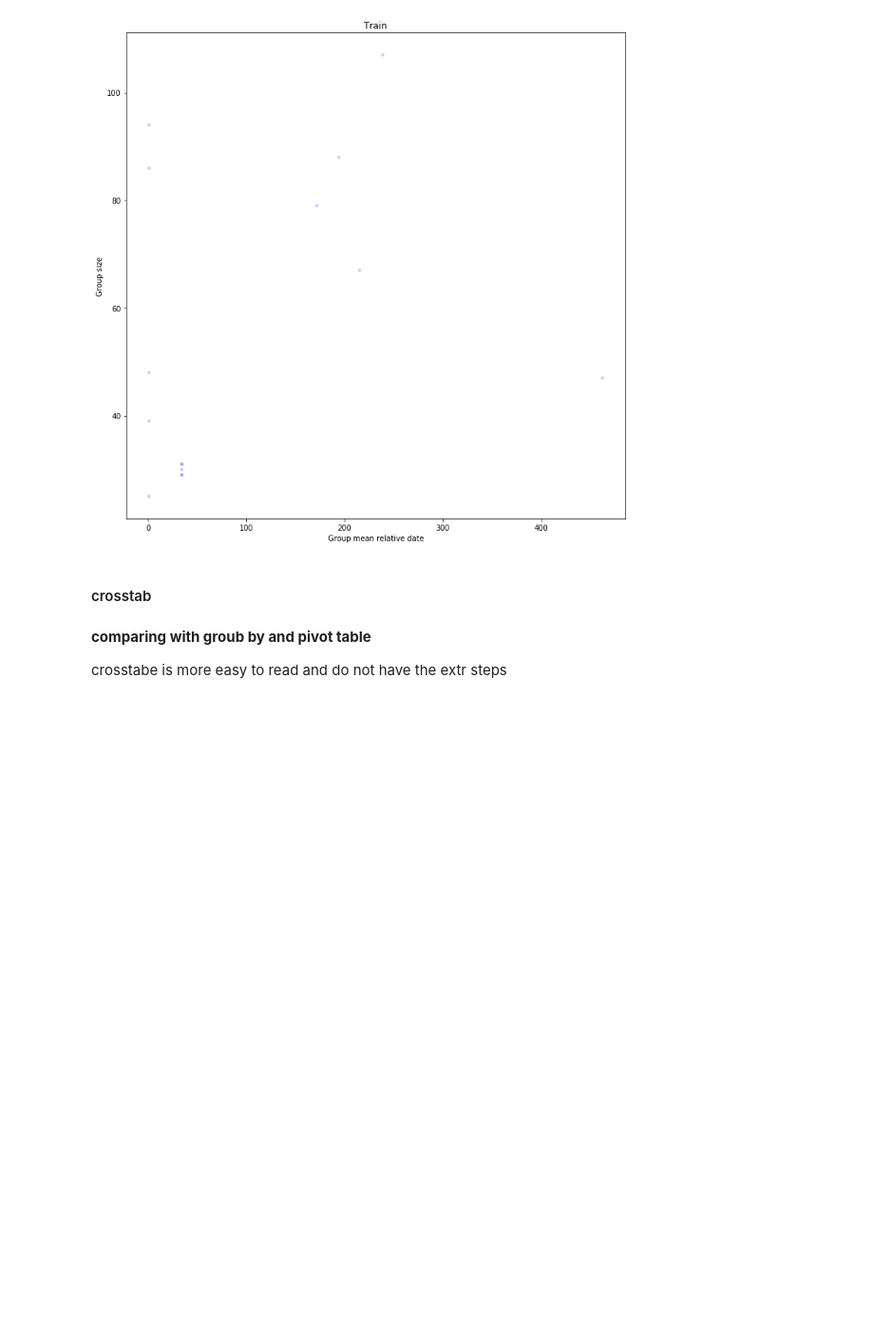
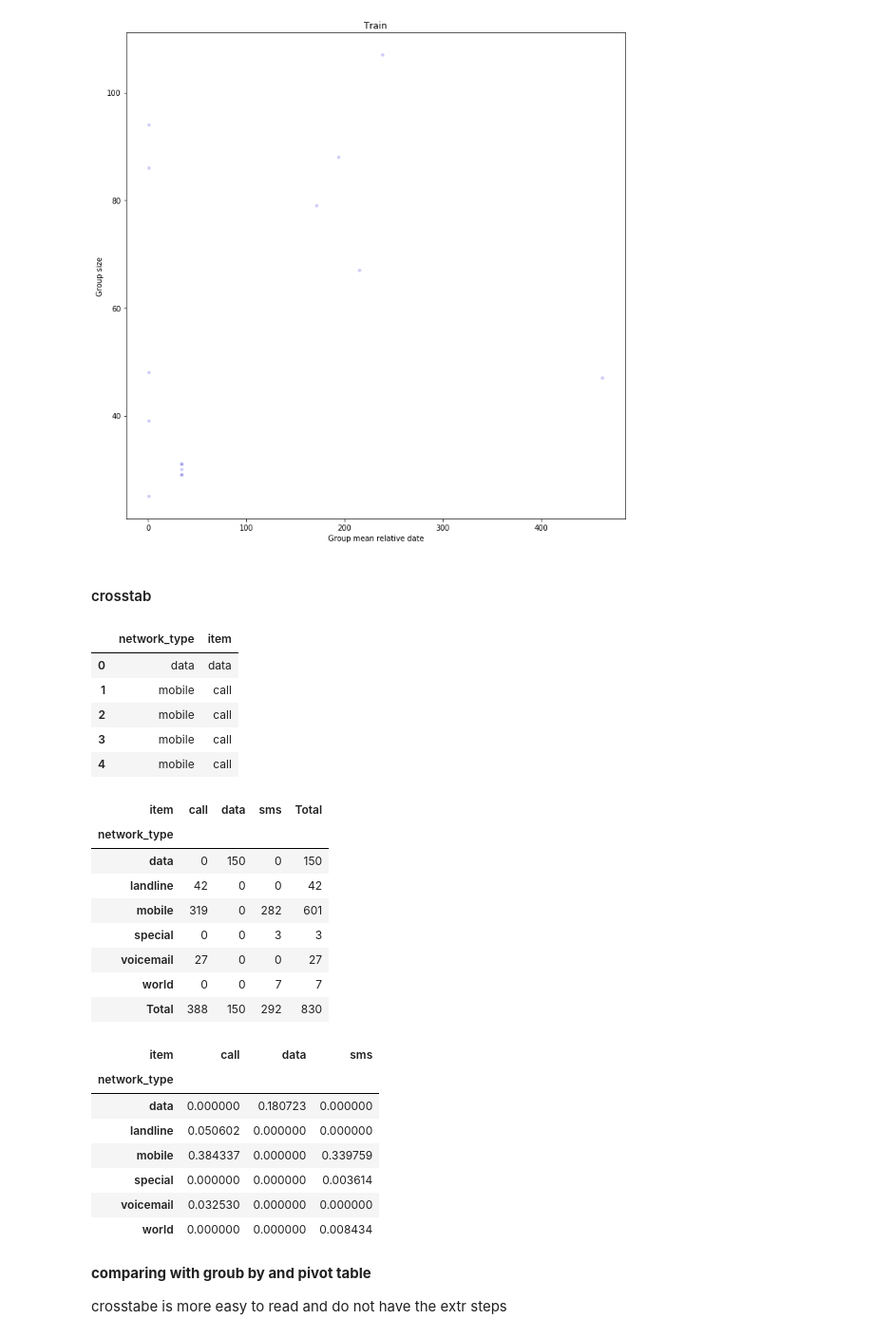
Before and after one commit to leandroohf/ds_pragmatic_programming, a Jupyter notebook: ds_pragmatic_programming_python.ipynb, the cells around one changed output. Shown at 95% size. Saved outputs shown, nothing was run; the diff lists cells and outputs as text; code cells hidden in the pictures; blank space fills up the shorter version.

```diff
--- a/ds_pragmatic_programming_python.ipynb
+++ b/ds_pragmatic_programming_python.ipynb
@@ -1699,9 +1699,35 @@ data.groupby(['month', 'item'], as_index=False).aggregate({
 # %% [markdown]
 #### crosstab
 # %%
+data[['network_type','item']].head(5)
+
 pd.crosstab(data.network_type, data.item, margins=True, margins_name="Total")
 
 pd.crosstab(data.network_type, data.item, normalize=True)
+# %% [output]
+|  | network_type | item |
+| 0 | data | data |
+| 1 | mobile | call |
+| 2 | mobile | call |
+| 3 | mobile | call |
+| 4 | mobile | call |
+| item | call | data | sms | Total |
+| network_type |  |  |  |  |
+| data | 0 | 150 | 0 | 150 |
+| landline | 42 | 0 | 0 | 42 |
+| mobile | 319 | 0 | 282 | 601 |
+| special | 0 | 0 | 3 | 3 |
+| voicemail | 27 | 0 | 0 | 27 |
+| world | 0 | 0 | 7 | 7 |
+| Total | 388 | 150 | 292 | 830 |
+| item | call | data | sms |
+| network_type |  |  |  |
+| data | 0.000000 | 0.180723 | 0.000000 |
+| landline | 0.050602 | 0.000000 | 0.000000 |
+| mobile | 0.384337 | 0.000000 | 0.339759 |
+| special | 0.000000 | 0.000000 | 0.003614 |
+| voicemail | 0.032530 | 0.000000 | 0.000000 |
+| world | 0.000000 | 0.000000 | 0.008434 |
 # %% [markdown]
 **comparing with groub by and pivot table**
 
```
Also changed, not shown: parts of 1 cell of this notebook, 2 other files.
